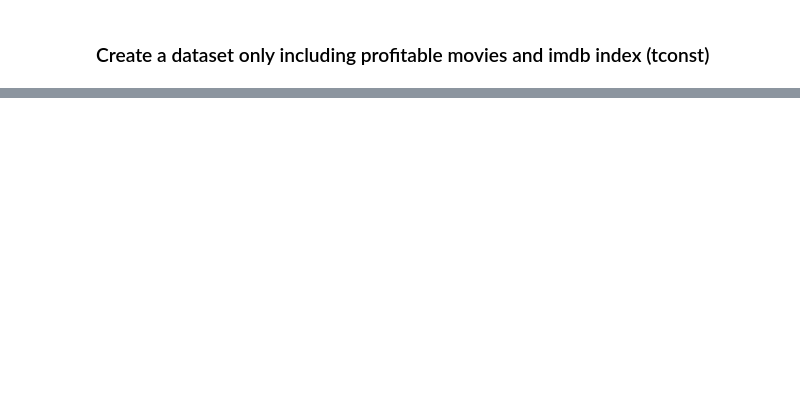
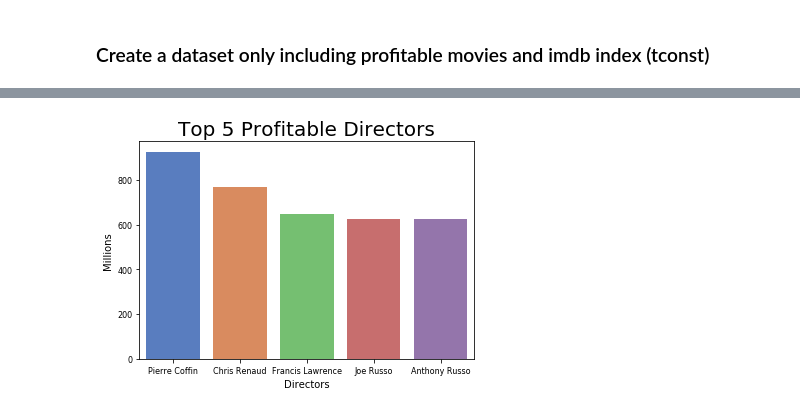
Before and after one commit to iuniorhsiung/Mod1_project_DN, a Jupyter notebook: Data_Visualization_NL.ipynb, the cells around one changed output, grey strips where cells are left out. Cells and saved outputs as stored; diff of their text form; code cells hidden in the pictures; blank space fills up the shorter version.

```diff
--- a/Data_Visualization_NL.ipynb
+++ b/Data_Visualization_NL.ipynb
@@ -118,0 +120,4 @@ movie_index
+# %%
+movie_dir = movie_index[["movie", "tconst", "directors", "Profit"]]
+movie_dir = movie_dir.dropna(subset = ["directors"])
+movie_dir.info()
@@ -118,0 +162,15 @@ movie_index
+# %%
+#Expand directors, writers, generes in one cell
+movie_dir = (movie_dir.set_index(["movie", "tconst", "Profit"])
+   .apply(lambda x: x.str.split(',').explode())
+   .reset_index())
+movie_writer = (movie_writer.set_index(["movie", "tconst", "Profit"])
+   .apply(lambda x: x.str.split(',').explode())
+   .reset_index())
+movie_genres = (movie_genres.set_index(["movie", "tconst", "Profit"])
+   .apply(lambda x: x.str.split(',').explode())
+   .reset_index())
+# %%
+#imdb Name: use this to connect the formal names
+imdb_name = pd.read_csv("data/imdb_name.csv")
+imdb_name = imdb_name.rename(columns={"primary_name": "name"})
@@ -118,0 +179,5 @@ movie_index
+# %%
+imdb_name1 = imdb_name.rename(columns={"nconst": "directors"})
+movie_dir = pd.merge(movie_dir, imdb_name1, on = "directors", how = "left")
+directors = movie_dir.groupby(by = ["name"]).sum().sort_values(by = ['Profit'], ascending = False)
+directors = directors.reset_index()
@@ -118,0 +203,9 @@ movie_index
+# %%
+b = sns.barplot(x = "name", y = "Profit", data = directors[:5], ci = None, palette = "muted")
+b.axes.set_title("Top 5 Profitable Directors",fontsize = 20)
+b.set_xlabel("Directors",fontsize = 10)
+b.set_ylabel("Millions",fontsize = 10)
+b.tick_params(labelsize = 8)
+plt.savefig("Top_5_most_profitable_directors.png", transparent = True)
+# %% [output]
+[figure, added]
```
Also changed, not shown: parts of 17 cells of this notebook.
